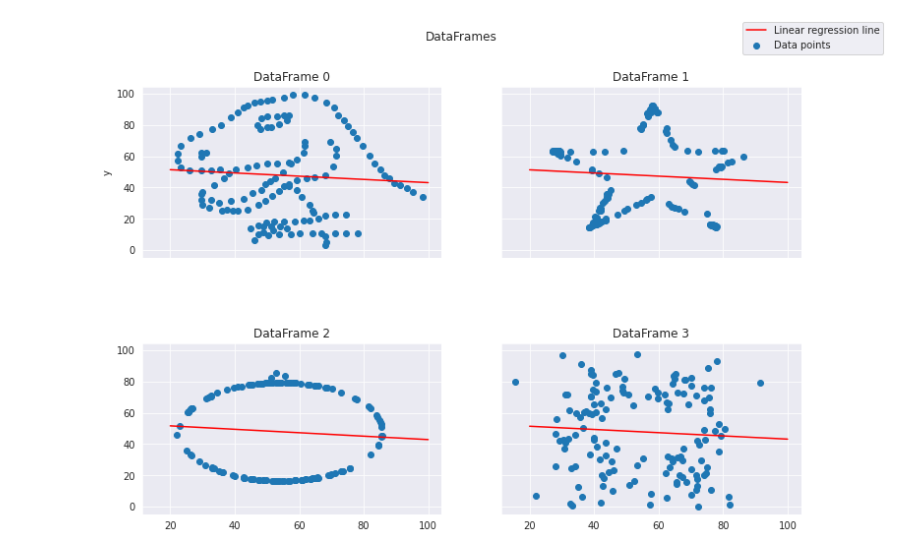
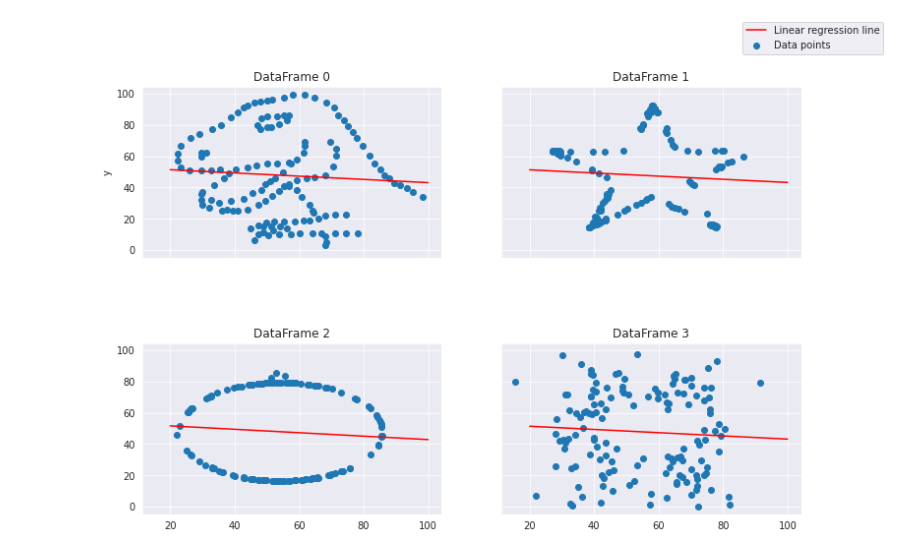
Before and after one commit to MarcoGorelli/mlconfeu-2020-talk, a Jupyter notebook: notebook.ipynb, the cells around one changed output. Saved outputs shown, nothing was run; the diff lists cells and outputs as text; code cells hidden in the pictures.

```diff
--- a/notebook.ipynb
+++ b/notebook.ipynb
@@ -18,23 +18,22 @@ for i in range(4):
 # %%
 fig, ax = plt.subplots(2, 2, figsize=(12, 8), sharex=True, sharey=True)
 fig.subplots_adjust(hspace=0.5)
-fig.suptitle("DataFrames")
 dataframes[0].plot.scatter(x="x", y="y", ax=ax[0, 0], title="DataFrame 0")
 x = np.linspace(20, 100, 100)
 y = 53.43 - 0.1 * x
 ax[0, 0].plot(x, models[0].intercept_ + models[0].coef_ * x, c="r", label="Linear Regression line")
 ax[0, 1].plot(x, models[1].intercept_ + models[1].coef_ * x, c="r", label="Linear regression line")
 ax[1, 0].plot(x, models[2].intercept_ + models[2].coef_ * x, c="r", label="Linear regression line")
 ax[1, 1].plot(x, models[3].intercept_ + models[3].coef_ * x, c="r", label="Linear regression line")
 ax[0, 0].scatter(x=dataframes[0]["x"], y=dataframes[0]["y"], label="Data points")
 ax[0, 0].set_title("DataFrame 0")
 ax[0, 1].scatter(x=dataframes[1]["x"], y=dataframes[1]["y"], label="Data points")
 ax[0, 1].set_title("DataFrame 1")
 ax[1, 0].scatter(x=dataframes[2]["x"], y=dataframes[2]["y"], label="Data points")
 ax[1, 0].set_title("DataFrame 2")
 ax[1, 1].scatter(x=dataframes[3]["x"], y=dataframes[3]["y"], label="Data points")
 ax[1, 1].set_title("DataFrame 3")
 handles, labels = ax[1, 1].get_legend_handles_labels()
 fig.legend(handles, labels, loc="upper right");
 # %% [output]
-[figure, old version]
+[figure, new version]
```
